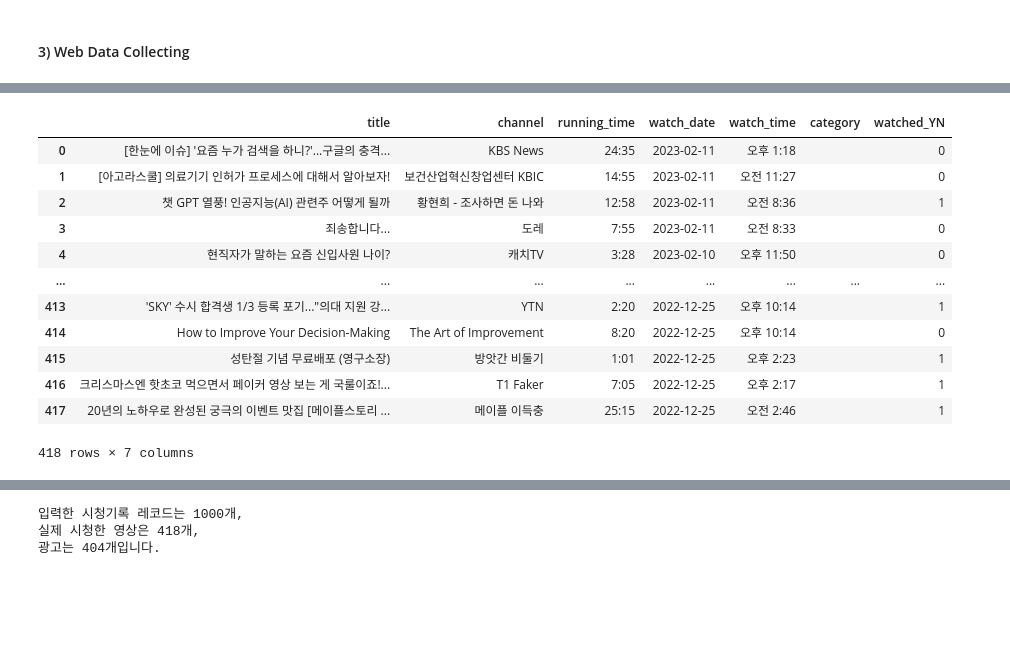
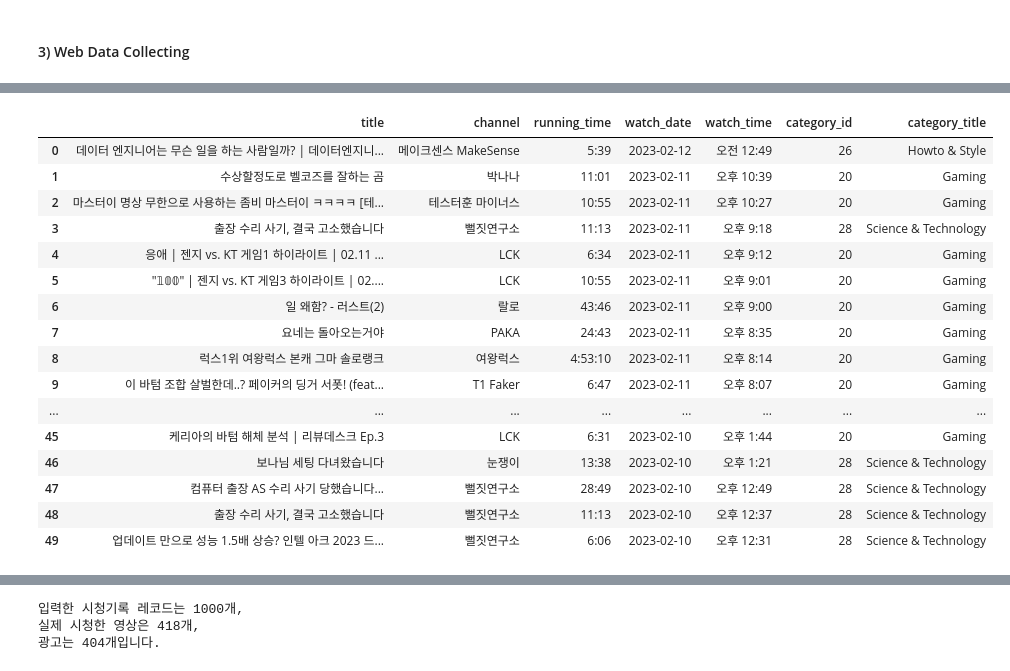
Before and after one commit to Jhwan-adV/side1_youtube, a Jupyter notebook: 001_web_access.ipynb, the cells around one changed output, grey strips where cells are left out. Saved outputs shown, nothing was run; the diff lists cells and outputs as text; code cells hidden in the pictures; blank space fills up the shorter version.

Commit message:
230212_category_API added

```diff
--- a/001_web_access.ipynb
+++ b/001_web_access.ipynb
@@ -132,0 +127,21 @@ print(day_today)
+# %%
+# Function (2) - Category Id & Title
+
+def get_catId(input_id):
+    video = youtube.videos().list(
+        part = 'snippet',
+        id = input_id
+        ).execute()
+
+    return video['items'][0]['snippet']['categoryId']
+
+def get_catTitle(num):
+    catId = youtube.videoCategories().list(
+    id = num,
+    part = 'snippet'
+    ).execute()
+
+    try:
+        return catId['items'][0]['snippet']['title']
+    except:
+        return ''
@@ -135,7 +152,7 @@ print(day_today)
 # %%
 import pandas as pd
 columns_rec = ['title', 'channel', 'running_time',
-               'watch_date', 'watch_time', 'category', 'watched_YN']
+               'watch_date', 'watch_time', 'category_id', 'category_title'] # 'watched_YN'
 df_record = pd.DataFrame(columns=columns_rec)
 df_record.head()
 # %% [output]
@@ -166,0 +184,3 @@ print(f'호출된 레코드 수: {len(contents)}')
+# %%
+id = contents[1]
+id
@@ -178,17 +200,20 @@ for idx, content in enumerate(contents):
             print(f"{idx}: Watch Record")
 
             title = content.find('a', class_=nm_class_title).text
-            category = '' #input(f'{title}의 Category는? \t') # 영상 분류 Model 활용을 위해
             channel = content.find('div', class_=nm_class_channel).text
             running_time = content.find(
                 'div', class_=nm_class_RunningTime).text
             watch_date = get_date(content['data-date'])
             watch_time = ' '.join(
                 (content.find('div', class_=nm_class_WatchTime).text.split(' '))[:2])
-            watched_YN = input(f'{title}을 끝까지 시청하셨나요? \t')
+            # watched_YN = input(f'{title}을 끝까지 시청하셨나요? \t')
+
+            id = content.find('a')['href'].replace(id_str_pattern, '')
+            category_id = get_catId(id) #input(f'{title}의 Category는? \t') # 영상 분류 Model 활용을 위해
+            category_title = get_catTitle(category_id)
 
             df_record.loc[idx_rec] = [title, channel,
-                                      running_time, watch_date, watch_time, category, watched_YN]
+                                      running_time, watch_date, watch_time, category_id, category_title] #watched_YN
             idx_rec += 1
 
         else:
@@ -288,20 +257,24 @@ for idx, content in enumerate(contents):
 # %%
-df_record.to_csv('230211_watch_record.csv', encoding='utf-8')
-df_record
+# df_record.to_csv('230212_watch_record.csv', encoding='utf-8')
+df_record.head(50)
 # %% [output]
-|  | title | channel | running_time | watch_date | watch_time | category | watched_YN |
-| 0 | [한눈에 이슈] '요즘 누가 검색을 하니?'...구글의 충격... | KBS News | 24:35 | 2023-02-11 | 오후 1:18 |  | 0 |
-| 1 | [아고라스쿨] 의료기기 인허가 프로세스에 대해서 알아보자! | 보건산업혁신창업센터 KBIC | 14:55 | 2023-02-11 | 오전 11:27 |  | 0 |
-| 2 | 챗 GPT 열풍! 인공지능(AI) 관련주 어떻게 될까 | 황현희 - 조사하면 돈 나와 | 12:58 | 2023-02-11 | 오전 8:36 |  | 1 |
-| 3 | 죄송합니다... | 도레 | 7:55 | 2023-02-11 | 오전 8:33 |  | 0 |
-| 4 | 현직자가 말하는 요즘 신입사원 나이? | 캐치TV | 3:28 | 2023-02-10 | 오후 11:50 |  | 0 |
+|  | title | channel | running_time | watch_date | watch_time | category_id | category_title |
+| 0 | 데이터 엔지니어는 무슨 일을 하는 사람일까? | 데이터엔지니... | 메이크센스 MakeSense | 5:39 | 2023-02-12 | 오전 12:49 | 26 | Howto & Style |
+| 1 | 수상할정도로 벨코즈를 잘하는 곰 | 박나나 | 11:01 | 2023-02-11 | 오후 10:39 | 20 | Gaming |
+| 2 | 마스터이 명상 무한으로 사용하는 좀비 마스터이 ㅋㅋㅋㅋ [테... | 테스터훈 마이너스 | 10:55 | 2023-02-11 | 오후 10:27 | 20 | Gaming |
+| 3 | 출장 수리 사기, 결국 고소했습니다 | 뻘짓연구소 | 11:13 | 2023-02-11 | 오후 9:18 | 28 | Science & Technology |
+| 4 | 응애 | 젠지 vs. KT 게임1 하이라이트 | 02.11 ... | LCK | 6:34 | 2023-02-11 | 오후 9:12 | 20 | Gaming |
+| 5 | "𝟙𝟘𝟘" | 젠지 vs. KT 게임3 하이라이트 | 02.... | LCK | 10:55 | 2023-02-11 | 오후 9:01 | 20 | Gaming |
+| 6 | 일 왜함? - 러스트(2) | 랄로 | 43:46 | 2023-02-11 | 오후 9:00 | 20 | Gaming |
+| 7 | 요네는 돌아오는거야 | PAKA | 24:43 | 2023-02-11 | 오후 8:35 | 20 | Gaming |
+| 8 | 럭스1위 여왕럭스 본캐 그마 솔로랭크 | 여왕럭스 | 4:53:10 | 2023-02-11 | 오후 8:14 | 20 | Gaming |
+| 9 | 이 바텀 조합 살벌한데..? 페이커의 딩거 서폿! (feat... | T1 Faker | 6:47 | 2023-02-11 | 오후 8:07 | 20 | Gaming |
 | ... | ... | ... | ... | ... | ... | ... | ... |
-| 413 | 'SKY' 수시 합격생 1/3 등록 포기..."의대 지원 강... | YTN | 2:20 | 2022-12-25 | 오후 10:14 |  | 1 |
-| 414 | How to Improve Your Decision-Making | The Art of Improvement | 8:20 | 2022-12-25 | 오후 10:14 |  | 0 |
-| 415 | 성탄절 기념 무료배포 (영구소장) | 방앗간 비둘기 | 1:01 | 2022-12-25 | 오후 2:23 |  | 1 |
-| 416 | 크리스마스엔 핫초코 먹으면서 페이커 영상 보는 게 국룰이죠!... | T1 Faker | 7:05 | 2022-12-25 | 오후 2:17 |  | 1 |
-| 417 | 20년의 노하우로 완성된 궁극의 이벤트 맛집 [메이플스토리 ... | 메이플 이득충 | 25:15 | 2022-12-25 | 오전 2:46 |  | 1 |
+| 45 | 케리아의 바텀 해체 분석 | 리뷰데스크 Ep.3 | LCK | 6:31 | 2023-02-10 | 오후 1:44 | 20 | Gaming |
+| 46 | 보나님 세팅 다녀왔습니다 | 눈쟁이 | 13:38 | 2023-02-10 | 오후 1:21 | 28 | Science & Technology |
+| 47 | 컴퓨터 출장 AS 수리 사기 당했습니다... | 뻘짓연구소 | 28:49 | 2023-02-10 | 오후 12:49 | 28 | Science & Technology |
+| 48 | 출장 수리 사기, 결국 고소했습니다 | 뻘짓연구소 | 11:13 | 2023-02-10 | 오후 12:37 | 28 | Science & Technology |
+| 49 | 업데이트 만으로 성능 1.5배 상승? 인텔 아크 2023 드... | 뻘짓연구소 | 6:06 | 2023-02-10 | 오후 12:31 | 28 | Science & Technology |
-418 rows × 7 columns
 # %%
 df_search.to_csv('230211_search_record.csv', encoding='utf-8')
 df_search
```
Also changed, not shown: parts of 18 cells of this notebook, 1 other file.
